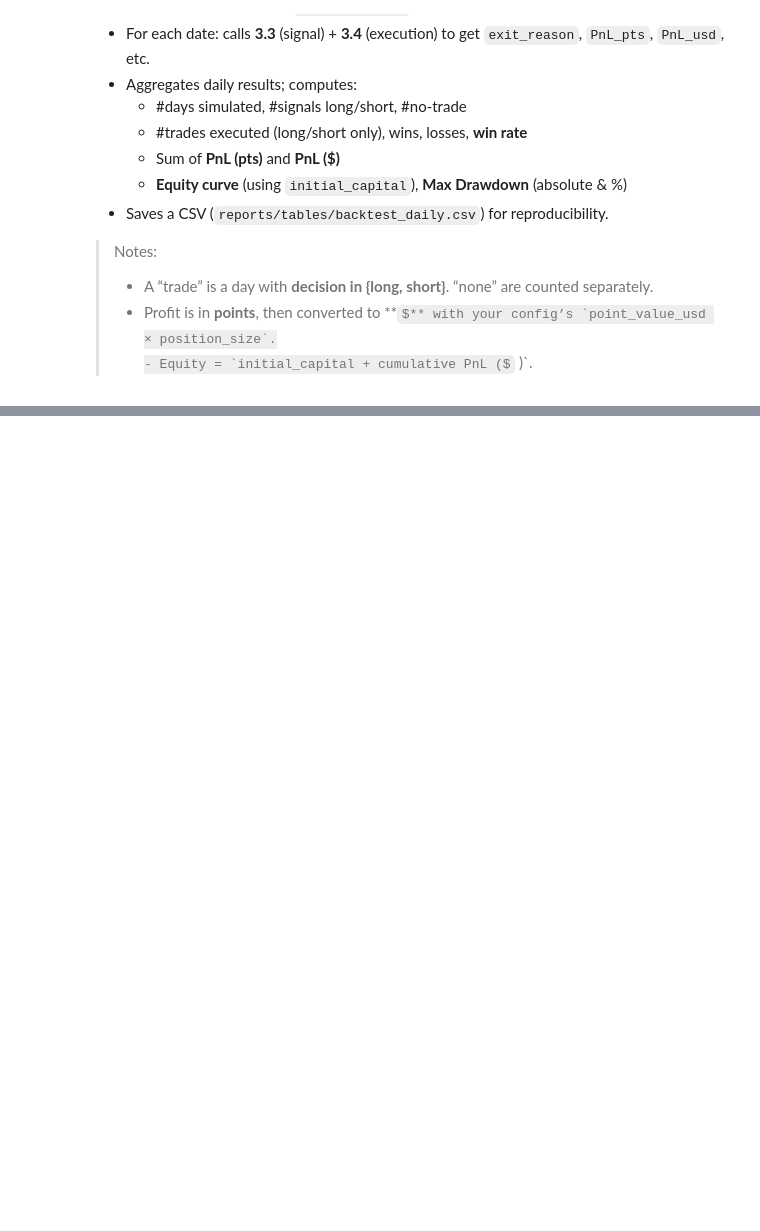
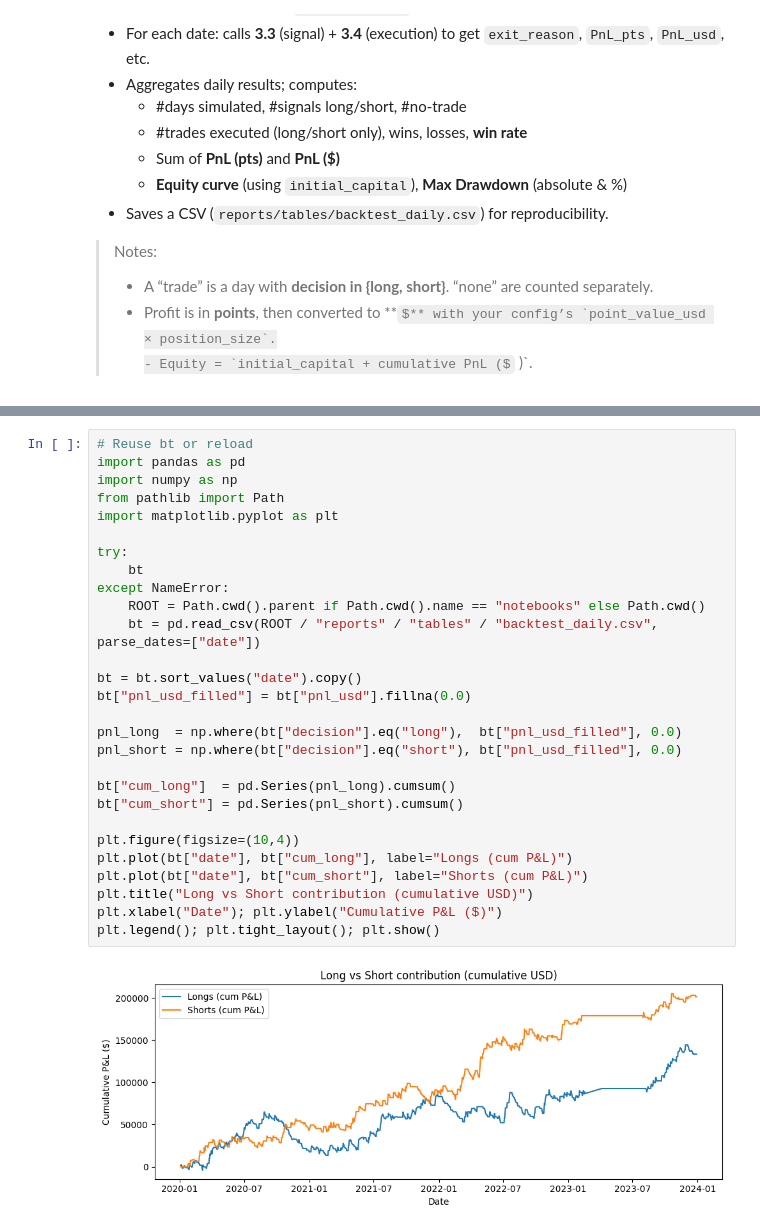
Before and after one commit to Mbaka11/OpeningRange, a Jupyter notebook: notebooks/03_baseline_backtest.ipynb, the cells around one changed output, grey strips where cells are left out. Drawn from its saved outputs; the diff is of its cells as text; some formulas as TeX source; blank space fills up the shorter version.

```diff
--- a/notebooks/03_baseline_backtest.ipynb
+++ b/notebooks/03_baseline_backtest.ipynb
@@ -787,0 +910,30 @@ KeyboardInterrupt:
+# %%
+# Reuse bt or reload
+import pandas as pd
+import numpy as np
+from pathlib import Path
+import matplotlib.pyplot as plt
+
+try:
+    bt
+except NameError:
+    ROOT = Path.cwd().parent if Path.cwd().name == "notebooks" else Path.cwd()
+    bt = pd.read_csv(ROOT / "reports" / "tables" / "backtest_daily.csv", parse_dates=["date"])
+
+bt = bt.sort_values("date").copy()
+bt["pnl_usd_filled"] = bt["pnl_usd"].fillna(0.0)
+
+pnl_long  = np.where(bt["decision"].eq("long"),  bt["pnl_usd_filled"], 0.0)
+pnl_short = np.where(bt["decision"].eq("short"), bt["pnl_usd_filled"], 0.0)
+
+bt["cum_long"]  = pd.Series(pnl_long).cumsum()
+bt["cum_short"] = pd.Series(pnl_short).cumsum()
+
+plt.figure(figsize=(10,4))
+plt.plot(bt["date"], bt["cum_long"], label="Longs (cum P&L)")
+plt.plot(bt["date"], bt["cum_short"], label="Shorts (cum P&L)")
+plt.title("Long vs Short contribution (cumulative USD)")
+plt.xlabel("Date"); plt.ylabel("Cumulative P&L ($)")
+plt.legend(); plt.tight_layout(); plt.show()
+# %% [output]
+[figure, added]
```
Also changed, not shown: parts of 24 cells of this notebook.
